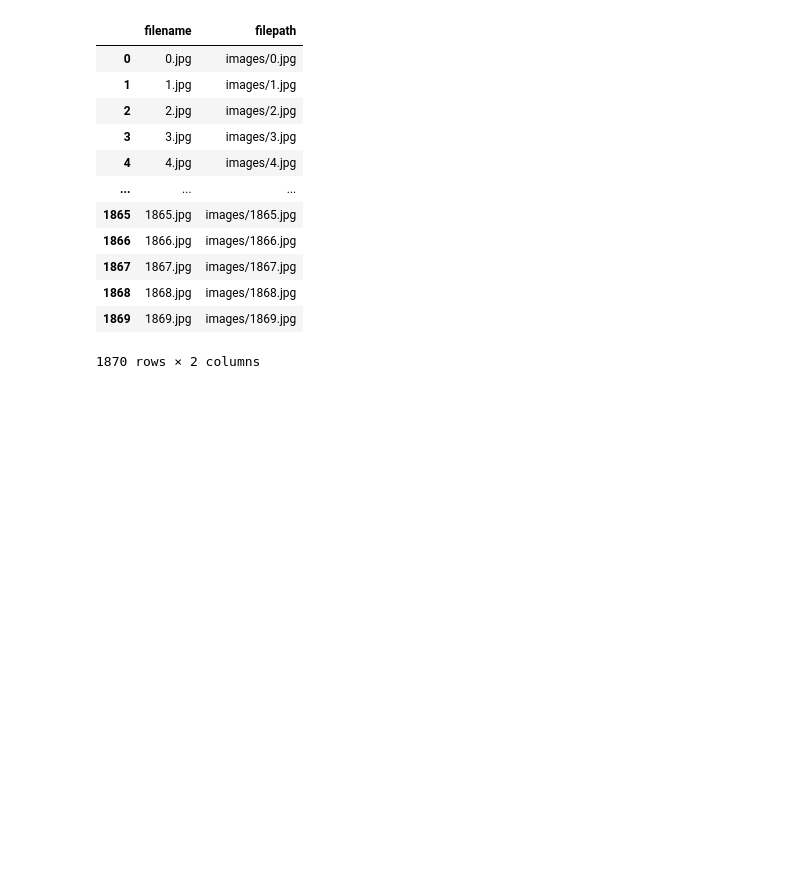
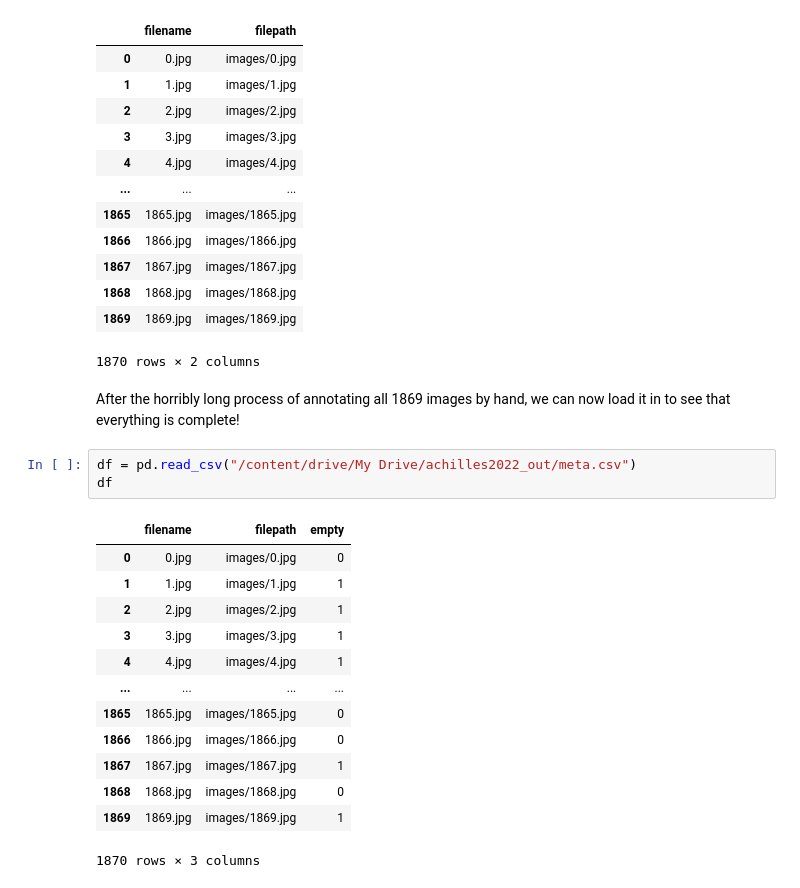
Before and after one commit to anderm18/CurlingVAR, a Jupyter notebook: CurlingDataRetrieval.ipynb, the cells around one changed output. Saved outputs shown, nothing was run; the diff lists cells and outputs as text; blank space fills up the shorter version.

Commit message:
Annotated Dataframe (yes, this was done by hand)

```diff
--- a/CurlingDataRetrieval.ipynb
+++ b/CurlingDataRetrieval.ipynb
@@ -231,3 +231,22 @@ export_images(frames, "achilles2022_out")
 | 1868 | 1868.jpg | images/1868.jpg |
 | 1869 | 1869.jpg | images/1869.jpg |
 1870 rows × 2 columns
+# %% [markdown]
+After the horribly long process of annotating all 1869 images by hand, we can now load it in to see that everything is complete!
+# %%
+df = pd.read_csv("/content/drive/My Drive/achilles2022_out/meta.csv")
+df
+# %% [output]
+|  | filename | filepath | empty |
+| 0 | 0.jpg | images/0.jpg | 0 |
+| 1 | 1.jpg | images/1.jpg | 1 |
+| 2 | 2.jpg | images/2.jpg | 1 |
+| 3 | 3.jpg | images/3.jpg | 1 |
+| 4 | 4.jpg | images/4.jpg | 1 |
+| ... | ... | ... | ... |
+| 1865 | 1865.jpg | images/1865.jpg | 0 |
+| 1866 | 1866.jpg | images/1866.jpg | 0 |
+| 1867 | 1867.jpg | images/1867.jpg | 1 |
+| 1868 | 1868.jpg | images/1868.jpg | 0 |
+| 1869 | 1869.jpg | images/1869.jpg | 1 |
+1870 rows × 3 columns
```
